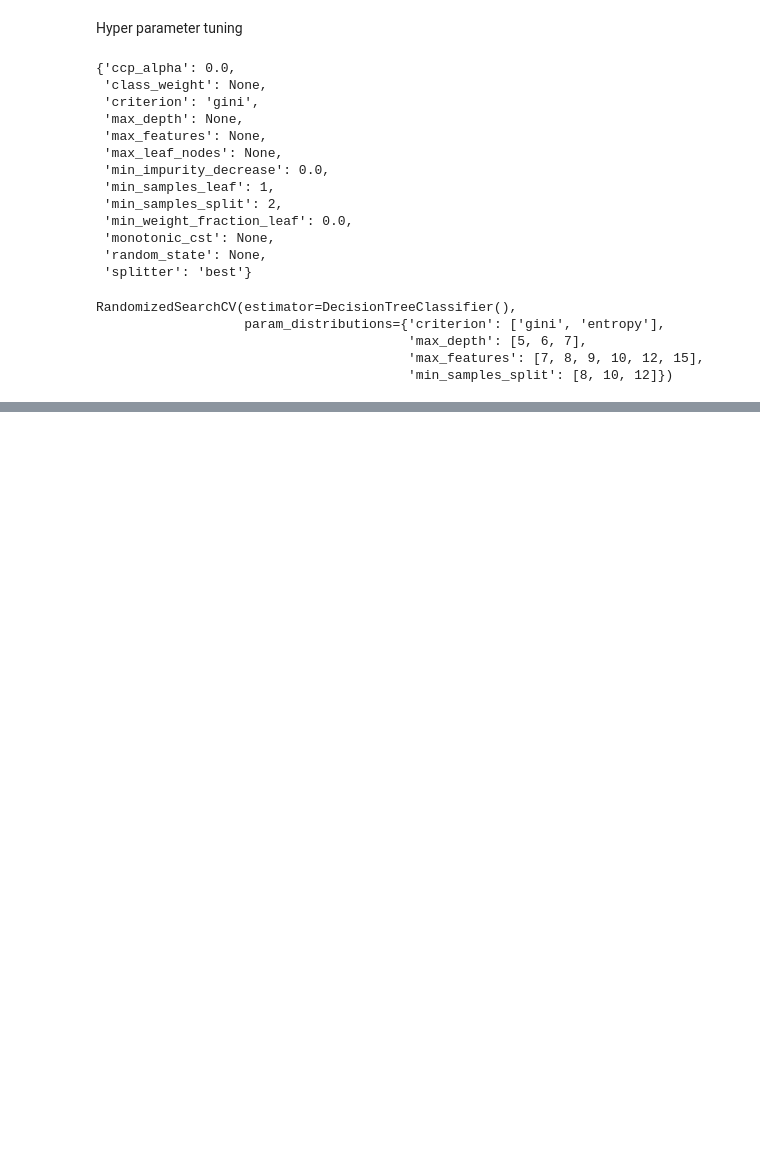
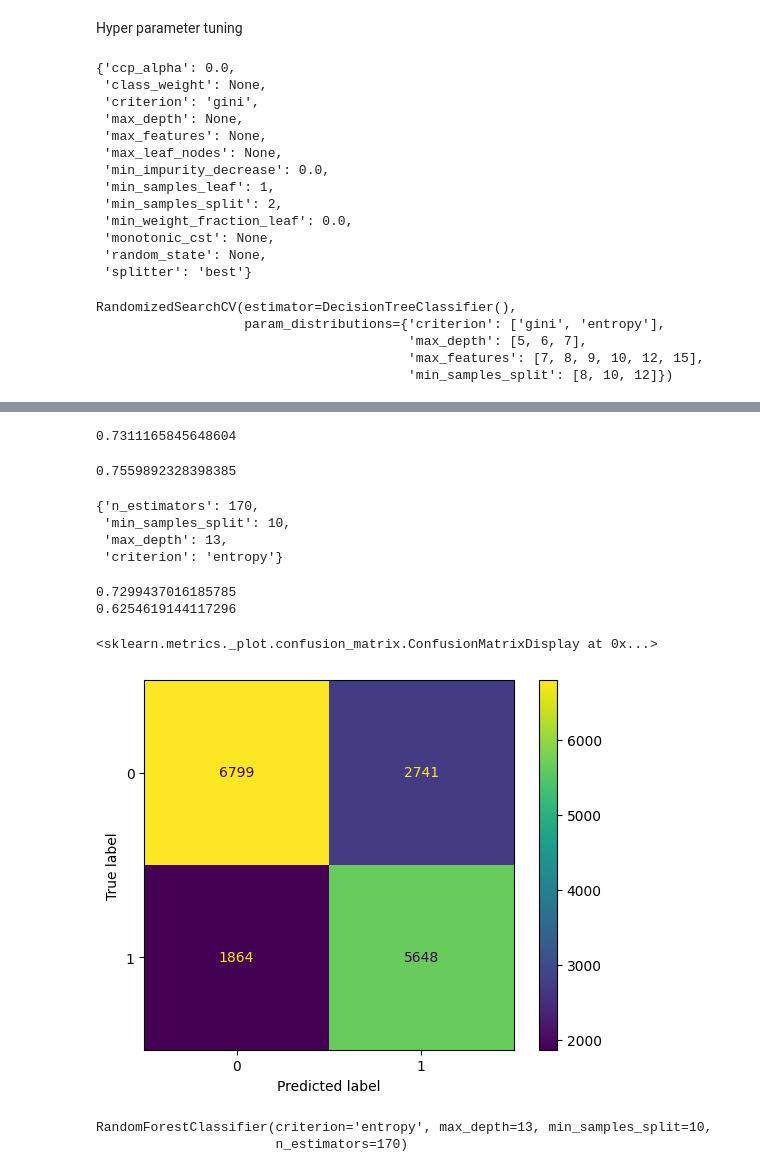
Before and after one commit to Manish81103/cardio_project, a Jupyter notebook: cardio.ipynb, the cells around one changed output, grey strips where cells are left out. Saved outputs shown, nothing was run; the diff lists cells and outputs as text; code cells hidden in the pictures; blank space fills up the shorter version.

```diff
--- a/cardio.ipynb
+++ b/cardio.ipynb
@@ -388,0 +489,18 @@ ConfusionMatrixDisplay(cm).plot()
+# %%
+cv_pred1=randomised_cv.predict(X_test_transformerd)
+cv_acc1=accuracy_score(cv_pred,y_test)
+print(cv_acc1)
+# %% [output]
+0.7311165845648604
+# %%
+cv_rec1=recall_score(cv_pred,y_test)
+print(cv_rec1)
+# %% [output]
+0.7559892328398385
+# %%
+randomised_cv.best_params_
+# %% [output]
+{'n_estimators': 170,
+ 'min_samples_split': 10,
+ 'max_depth': 13,
+ 'criterion': 'entropy'}
@@ -388,0 +509,20 @@ ConfusionMatrixDisplay(cm).plot()
+# %%
+best_rfc.fit(X_train_transformerd,y_train)
+best_pred=best_dt.predict(X_test_transformerd)
+acc=accuracy_score(best_pred,y_test)
+rec=recall_score(best_pred,y_test)
+cm=confusion_matrix(best_pred,y_test)
+# %%
+print(acc)
+print(recall)
+ConfusionMatrixDisplay(cm).plot()
+# %% [output]
+0.7299437016185785
+0.6254619144117296
+<sklearn.metrics._plot.confusion_matrix.ConfusionMatrixDisplay at 0x...>
+[figure, added]
+# %%
+best_rfc
+# %% [output]
+RandomForestClassifier(criterion='entropy', max_depth=13, min_samples_split=10,
+                       n_estimators=170)
```
Also changed, not shown: parts of 26 cells of this notebook, 1 other file.
